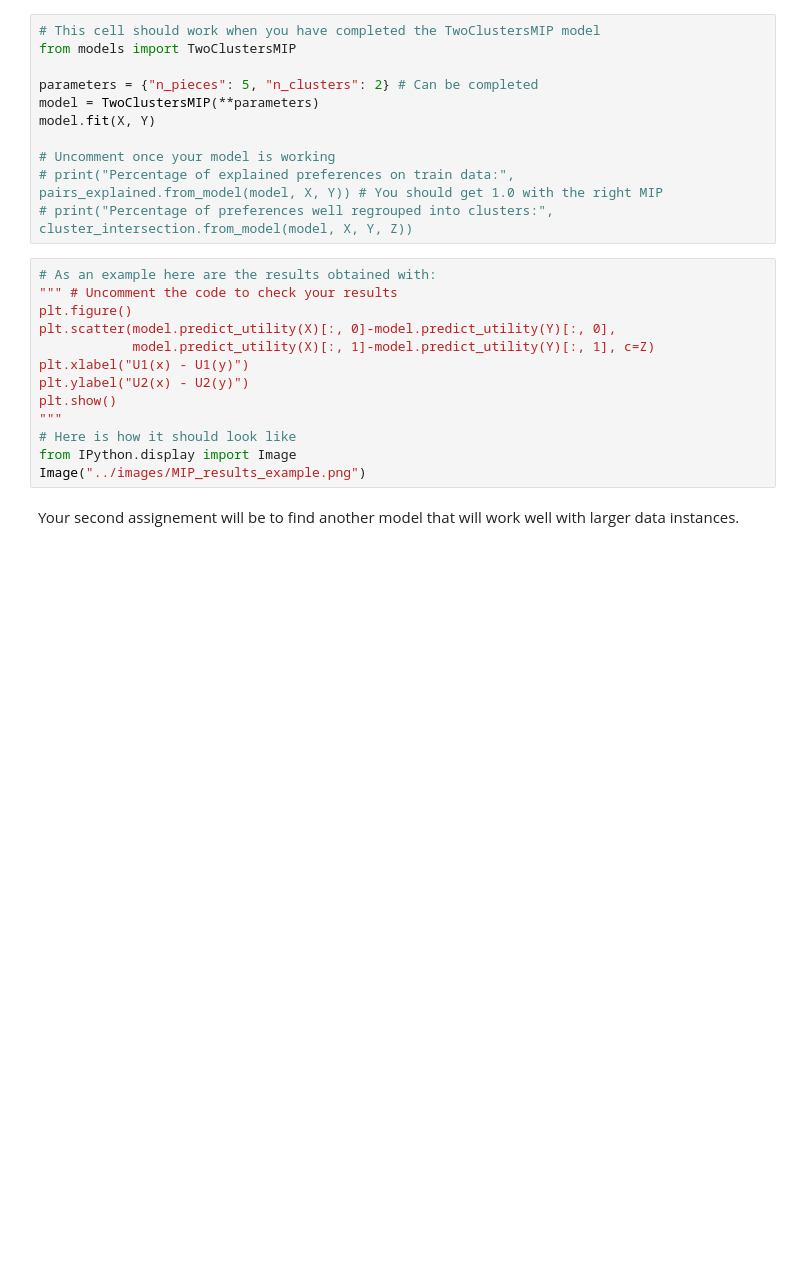
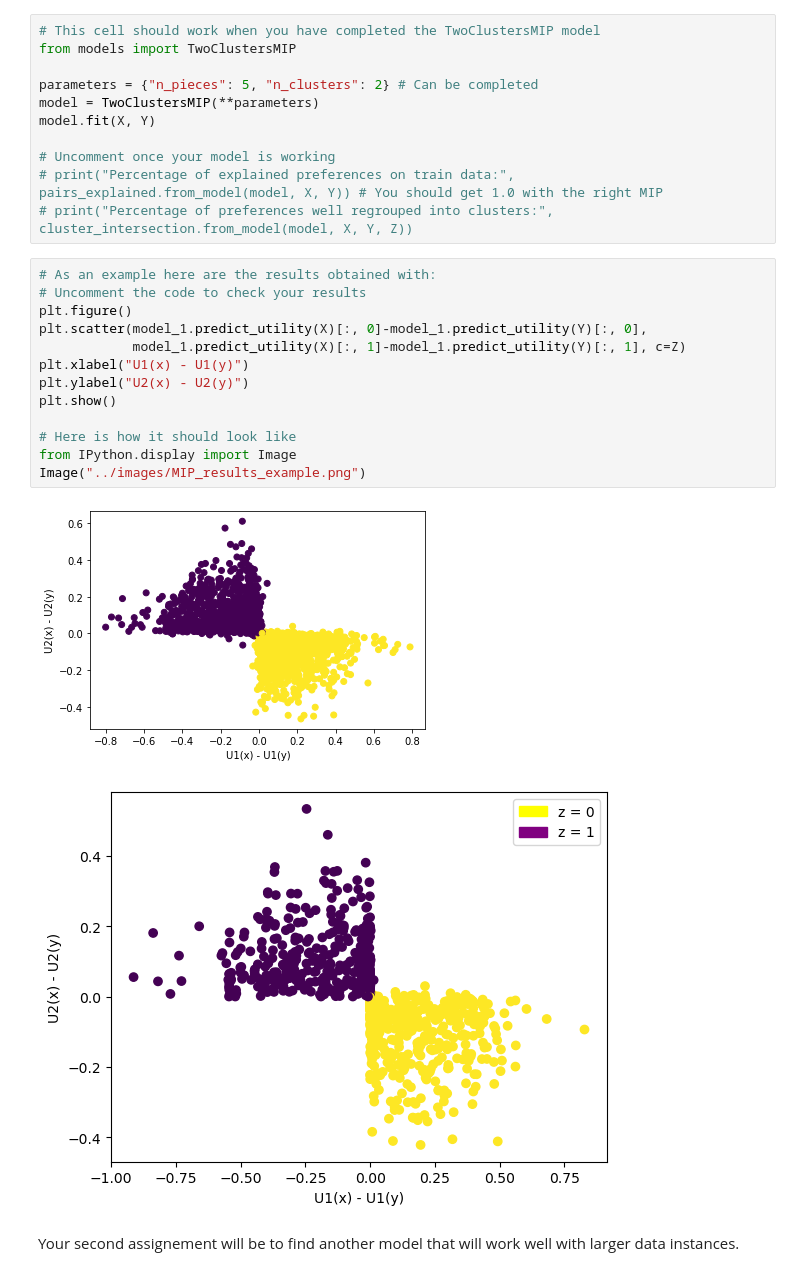
Before and after one commit to artefactory/cs-sdp-2023-24, a Jupyter notebook: notebooks/example.ipynb, the cells around one changed output. Saved outputs shown, nothing was run; the diff lists cells and outputs as text; blank space fills up the shorter version.

```diff
--- a/notebooks/example.ipynb
+++ b/notebooks/example.ipynb
@@ -275,17 +290,20 @@ model.fit(X, Y)
 # print("Percentage of preferences well regrouped into clusters:", cluster_intersection.from_model(model, X, Y, Z))
 # %%
 # As an example here are the results obtained with:
-""" # Uncomment the code to check your results
+# Uncomment the code to check your results
 plt.figure()
-plt.scatter(model.predict_utility(X)[:, 0]-model.predict_utility(Y)[:, 0],
-            model.predict_utility(X)[:, 1]-model.predict_utility(Y)[:, 1], c=Z)
+plt.scatter(model_1.predict_utility(X)[:, 0]-model_1.predict_utility(Y)[:, 0],
+            model_1.predict_utility(X)[:, 1]-model_1.predict_utility(Y)[:, 1], c=Z)
 plt.xlabel("U1(x) - U1(y)")
 plt.ylabel("U2(x) - U2(y)")
 plt.show()
-"""
+
 # Here is how it should look like
 from IPython.display import Image
 Image("../images/MIP_results_example.png")
+# %% [output]
+[figure, added]
+[figure, added]
 # %% [markdown]
 Your second assignement will be to find another model that will work well with larger data instances.
 # %%
```
Also changed, not shown: parts of 6 cells of this notebook, 2 other files.
